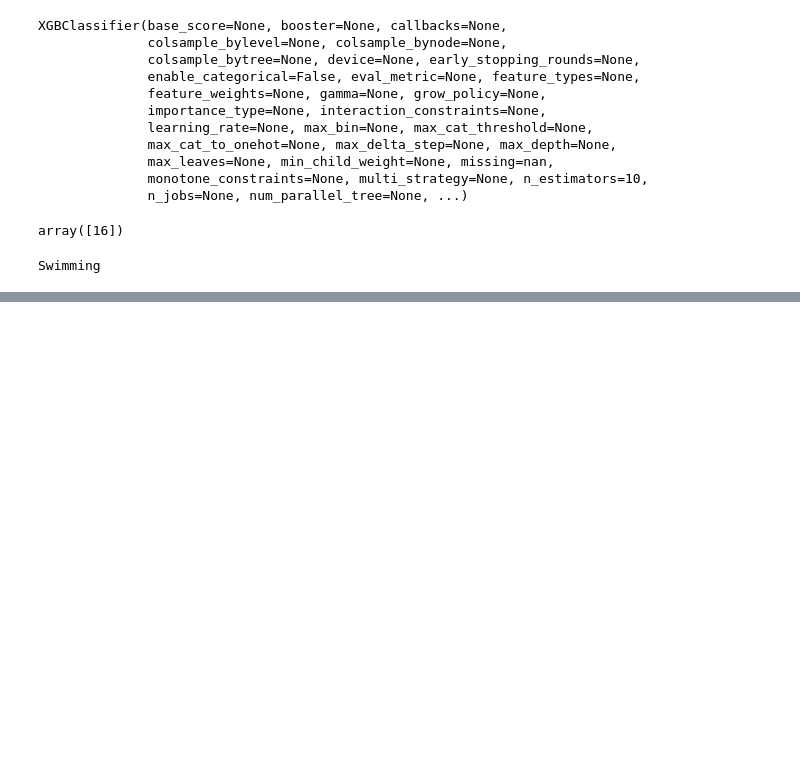
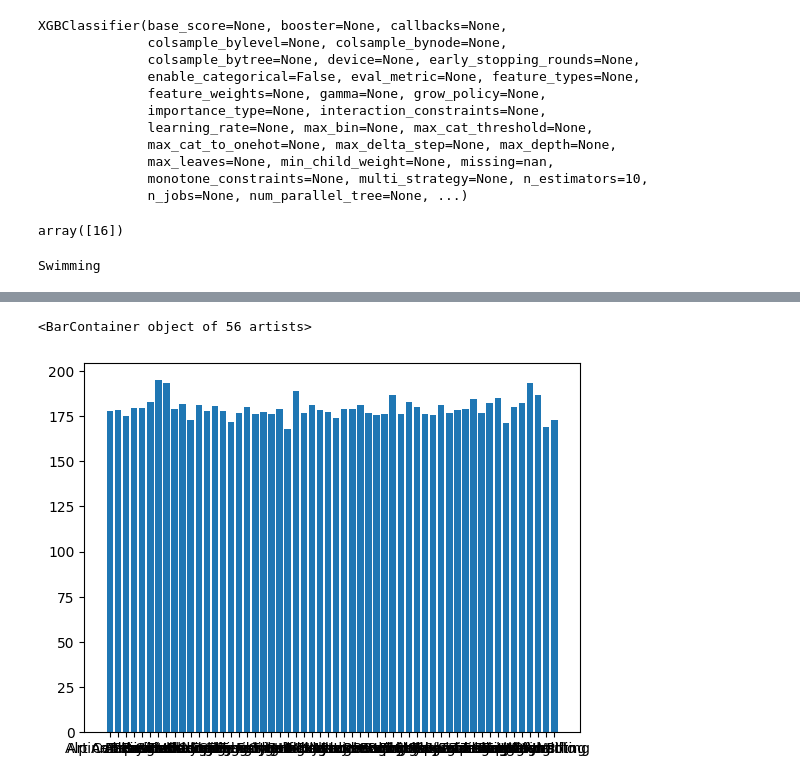
Before and after one commit to MitchKubina/Athlete_Classification_Model, a Jupyter notebook: athletes.ipynb, the cells around one changed output, grey strips where cells are left out. Saved outputs shown, nothing was run; the diff lists cells and outputs as text; code cells hidden in the pictures; blank space fills up the shorter version.

```diff
--- a/athletes.ipynb
+++ b/athletes.ipynb
@@ -214,0 +232,6 @@ KeyError: 'Sport'
+# %%
+all_male_av_height = all_male.groupby("Sport", as_index = False)["Height"].mean().dropna()
+all_male_av_height
+
+
+#all_male_av_height.dropna()
@@ -214,0 +256,5 @@ KeyError: 'Sport'
+# %%
+plt.bar(all_male_av_height["Sport"], all_male_av_height["Height"])
+# %% [output]
+<BarContainer object of 56 artists>
+[figure, added]
```
Also changed, not shown: parts of 11 cells of this notebook.
